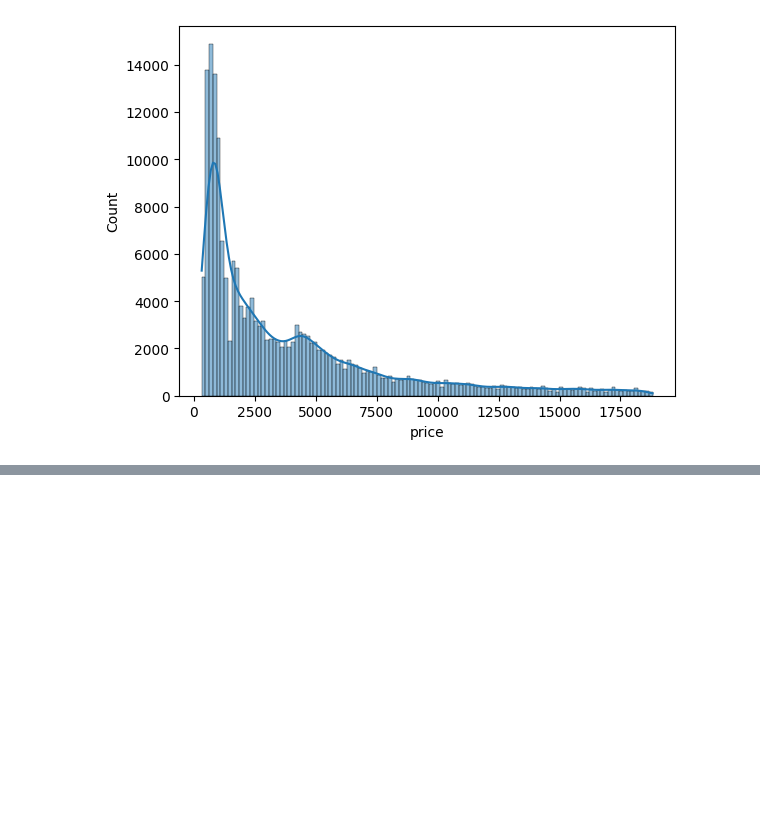
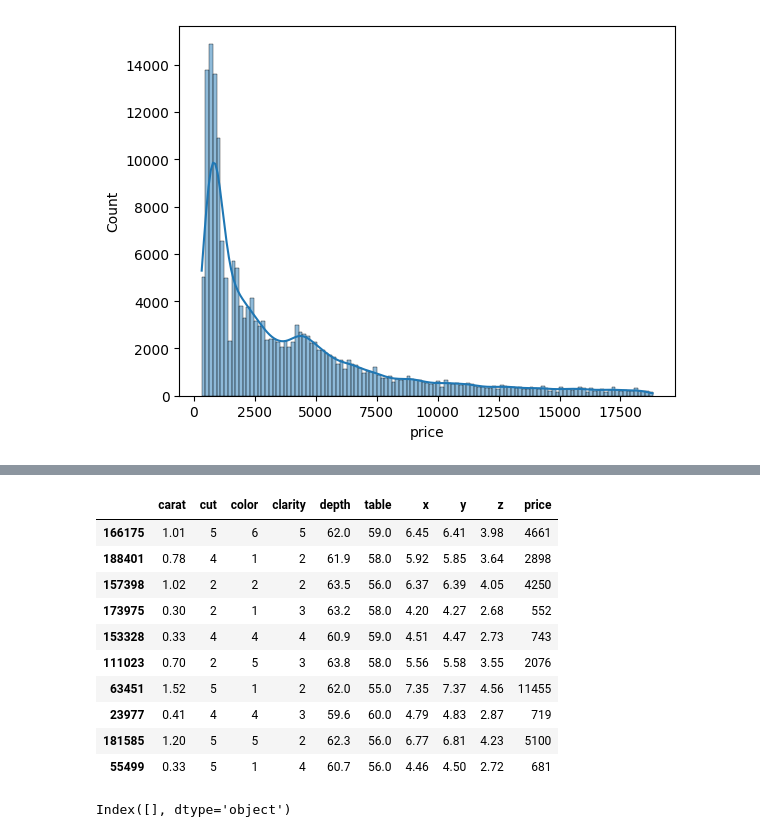
Before and after one commit to himwroteCode/MLops, a Jupyter notebook: experiment/experiments.ipynb, the cells around one changed output, grey strips where cells are left out. Drawn from its saved outputs; the diff is of its cells as text; code cells hidden in the pictures; blank space fills up the shorter version.

```diff
--- a/experiment/experiments.ipynb
+++ b/experiment/experiments.ipynb
@@ -65,0 +72,23 @@ for col in num_columns:
+# %%
+# it is a oridinal encoding
+cut_map={"Fair":1,"Good":2,"Very Good":3,"Premium":4,"Ideal":5}
+clarity_map = {"I1":1,"SI2":2 ,"SI1":3 ,"VS2":4 , "VS1":5 , "VVS2":6 , "VVS1":7 ,"IF":8}
+color_map = {"D":1 ,"E":2 ,"F":3 , "G":4 ,"H":5 , "I":6, "J":7}
+# %%
+data["cut"]=data["cut"].map(cut_map)
+data["clarity"]=data["clarity"].map(clarity_map)
+data["color"]=data["color"].map(color_map)
+# %%
+data.sample(10)
+# %% [output]
+|  | carat | cut | color | clarity | depth | table | x | y | z | price |
+| 166175 | 1.01 | 5 | 6 | 5 | 62.0 | 59.0 | 6.45 | 6.41 | 3.98 | 4661 |
+| 188401 | 0.78 | 4 | 1 | 2 | 61.9 | 58.0 | 5.92 | 5.85 | 3.64 | 2898 |
+| 157398 | 1.02 | 2 | 2 | 2 | 63.5 | 56.0 | 6.37 | 6.39 | 4.05 | 4250 |
+| 173975 | 0.30 | 2 | 1 | 3 | 63.2 | 58.0 | 4.20 | 4.27 | 2.68 | 552 |
+| 153328 | 0.33 | 4 | 4 | 4 | 60.9 | 59.0 | 4.51 | 4.47 | 2.73 | 743 |
+| 111023 | 0.70 | 2 | 5 | 3 | 63.8 | 58.0 | 5.56 | 5.58 | 3.55 | 2076 |
+| 63451 | 1.52 | 5 | 1 | 2 | 62.0 | 55.0 | 7.35 | 7.37 | 4.56 | 11455 |
+| 23977 | 0.41 | 4 | 4 | 3 | 59.6 | 60.0 | 4.79 | 4.83 | 2.87 | 719 |
+| 181585 | 1.20 | 5 | 5 | 2 | 62.3 | 56.0 | 6.77 | 6.81 | 4.23 | 5100 |
+| 55499 | 0.33 | 5 | 1 | 4 | 60.7 | 56.0 | 4.46 | 4.50 | 2.72 | 681 |
@@ -65,0 +110,4 @@ for col in num_columns:
+# %%
+cat_cols
+# %% [output]
+Index([], dtype='object')
```
Also changed, not shown: parts of 33 cells of this notebook, 1 other file.
